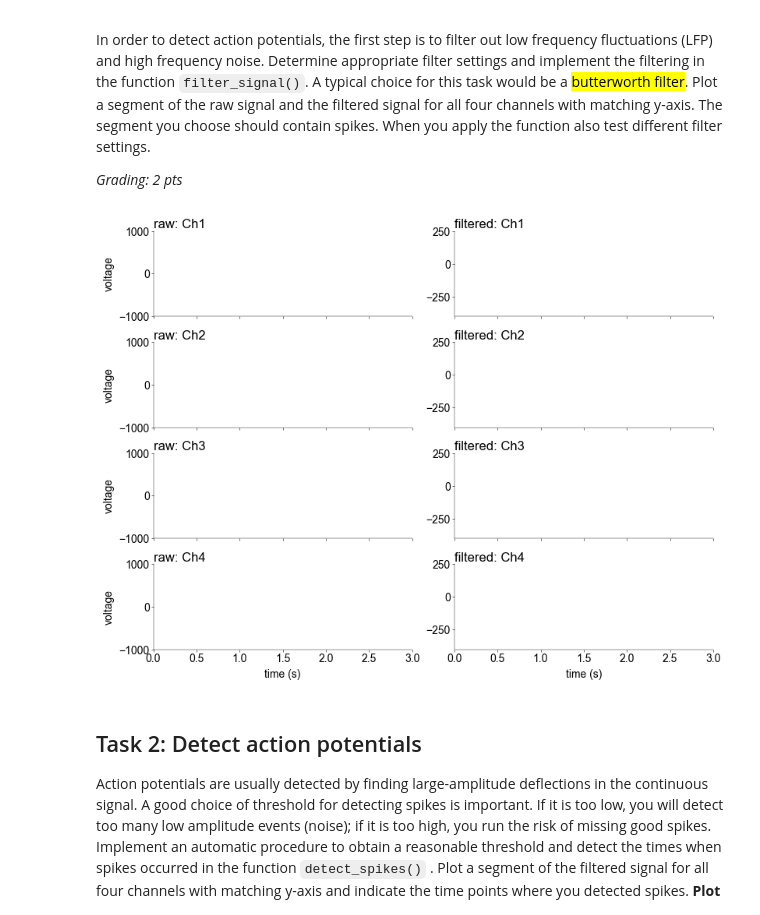
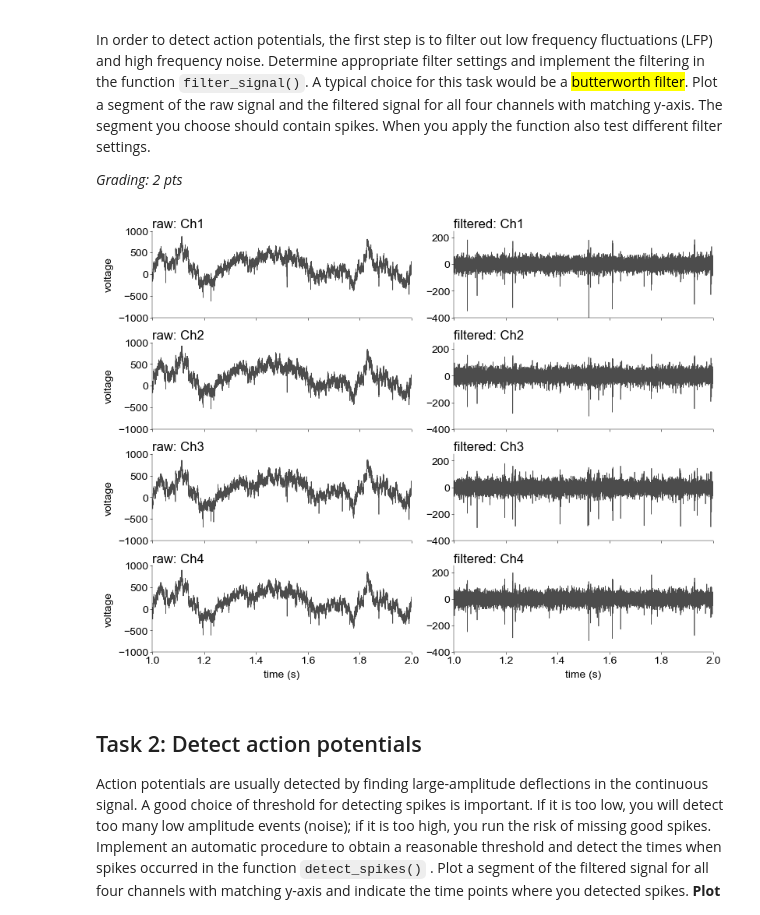
Before and after one commit to atimcenko/tu-neural-data-science, a Jupyter notebook: hw01/notebooks/CodingLab1_Alex.ipynb, the cells around one changed output. Drawn from its saved outputs; the diff is of its cells as text; code cells hidden in the pictures.

```diff
--- a/hw01/notebooks/CodingLab1_Alex.ipynb
+++ b/hw01/notebooks/CodingLab1_Alex.ipynb
@@ -66,6 +66,7 @@ fs = 30000.0  # sampling rate of the signal in Hz
 dt = 1 / fs
 cols = ["Ch1", "Ch2", "Ch3", "Ch4"]
 x = pd.read_csv("../data/nds_cl_1.csv", header=0, names=cols)
+times = np.arange(len(x)) / fs
 # %%
 x.describe()
 # %% [output]
@@ -125,10 +130,12 @@ def filter_signal(
 
     """
 
-    # insert your code here
+    b, a = signal.butter(order, [low, high], fs=fs, btype="bandpass")
 
     # --------------------------------------------------------------------
     # implement a suitable filter and apply it to the input data (1.5 pts)
     # --------------------------------------------------------------------
 
-    pass
+    x_filtered = pd.DataFrame(signal.filtfilt(b, a, x, axis=0), columns=x.columns)
+
+    return x_filtered
@@ -137,40 +142,64 @@ xf = filter_signal(x, fs, 500, 4000)
+# %%
+xf1 = filter_signal(x, fs, 500, 4000, 1)
+xf2 = filter_signal(x, fs, 500, 4000, 2)
+xf3 = filter_signal(x, fs, 500, 4000, 3)
 # %%
 mosaic = [
     ["raw: Ch1", "filtered: Ch1"],
     ["raw: Ch2", "filtered: Ch2"],
     ["raw: Ch3", "filtered: Ch3"],
     ["raw: Ch4", "filtered: Ch4"],
 ]
 fig, ax = plt.subplot_mosaic(
     mosaic=mosaic, figsize=(8, 6), layout="constrained", dpi=100
 )
 
 # -------------------------------------------------------
 # Plot raw and filtered signals for all 4 channels (0.5 pt)
 # -------------------------------------------------------
+t1, t2 = 1, 2
+timeslice = slice(int(t1 * fs), int(t2 * fs))
 
 for i, m in enumerate(mosaic):
     raw = m[0]
     filtered = m[1]
-    ax[raw].set_xlim((0, 3))
-    ax[raw].set_ylim((-1000, 1000))
 
-    ax[filtered].set_xlim((0, 3))
+    ax[raw].set_xlim((t1, t2))
+    ax[raw].set_ylim((-1000, 1000))  # ax[raw].set_ylim((-400, 250))
+
+    ax[filtered].set_xlim((t1, t2))
     ax[filtered].set_ylim((-400, 250))
 
     ax[raw].set_ylabel("voltage")
     ax[filtered].set_title(m[1], loc="left")
 
     ax[raw].set_title(m[0], loc="left")
 
     if i != 3:
         ax[raw].set_xticklabels([])
         ax[filtered].set_xticklabels([])
     else:
         ax[raw].set_xlabel("time (s)")
         ax[filtered].set_xlabel("time (s)")
+
+    ax[raw].plot(
+        times[timeslice],
+        x[f"Ch{i+1}"].to_numpy()[timeslice],
+        color="black",
+        alpha=0.7,
+        linewidth=0.5,
+    )
+    ax[filtered].plot(
+        times[timeslice],
+        xf3[f"Ch{i+1}"].to_numpy()[timeslice],
+        color="black",
+        alpha=0.7,
+        linewidth=0.5,
+    )
+
+plt.show()
 # %% [output]
-[figure, old version]
+[figure, new version]
 # %% [markdown]
 ## Task 2: Detect action potentials
 
```
Also changed, not shown: parts of 7 cells of this notebook.
